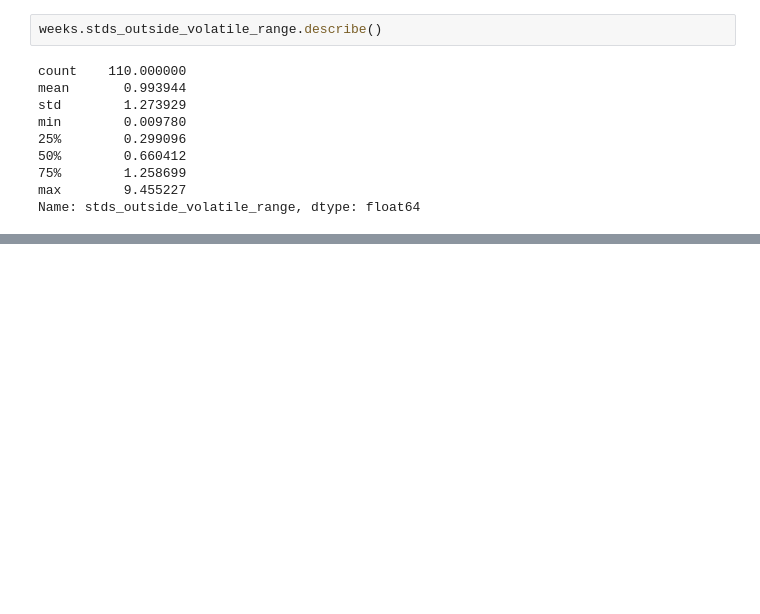
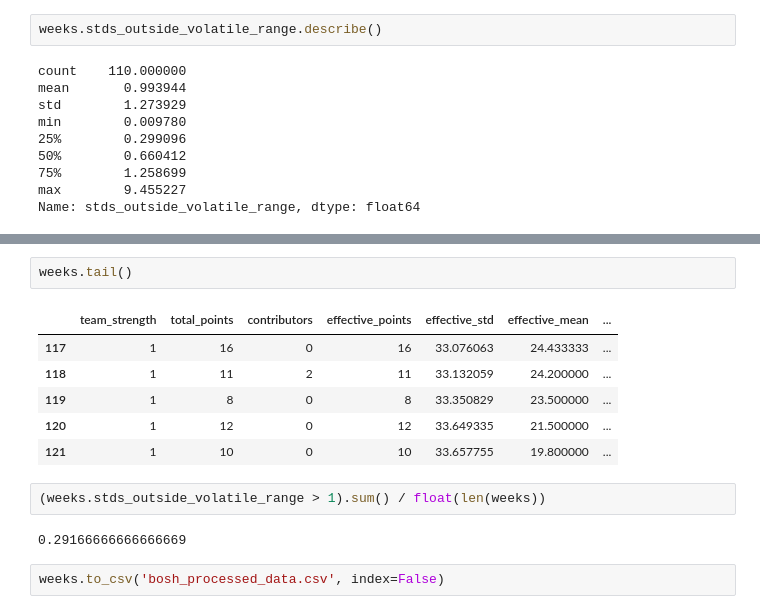
Before and after one commit to samzhang111/velocity-prediction, a Jupyter notebook: BOSH exploration.ipynb, the cells around one changed output, grey strips where cells are left out. Saved outputs shown, nothing was run; the diff lists cells and outputs as text; blank space fills up the shorter version.

```diff
--- a/BOSH exploration.ipynb
+++ b/BOSH exploration.ipynb
@@ -195,0 +209,15 @@ import statsmodels as sm
+# %%
+weeks.tail()
+# %% [output]
+|  | team_strength | total_points | contributors | effective_points | effective_std | effective_mean | ... |
+| 117 | 1 | 16 | 0 | 16 | 33.076063 | 24.433333 | ... |
+| 118 | 1 | 11 | 2 | 11 | 33.132059 | 24.200000 | ... |
+| 119 | 1 | 8 | 0 | 8 | 33.350829 | 23.500000 | ... |
+| 120 | 1 | 12 | 0 | 12 | 33.649335 | 21.500000 | ... |
+| 121 | 1 | 10 | 0 | 10 | 33.657755 | 19.800000 | ... |
+# %%
+(weeks.stds_outside_volatile_range > 1).sum() / float(len(weeks))
+# %% [output]
+0.29166666666666669
+# %%
+weeks.to_csv('bosh_processed_data.csv', index=False)
```
Also changed, not shown: parts of 10 cells of this notebook, 3 other files.
